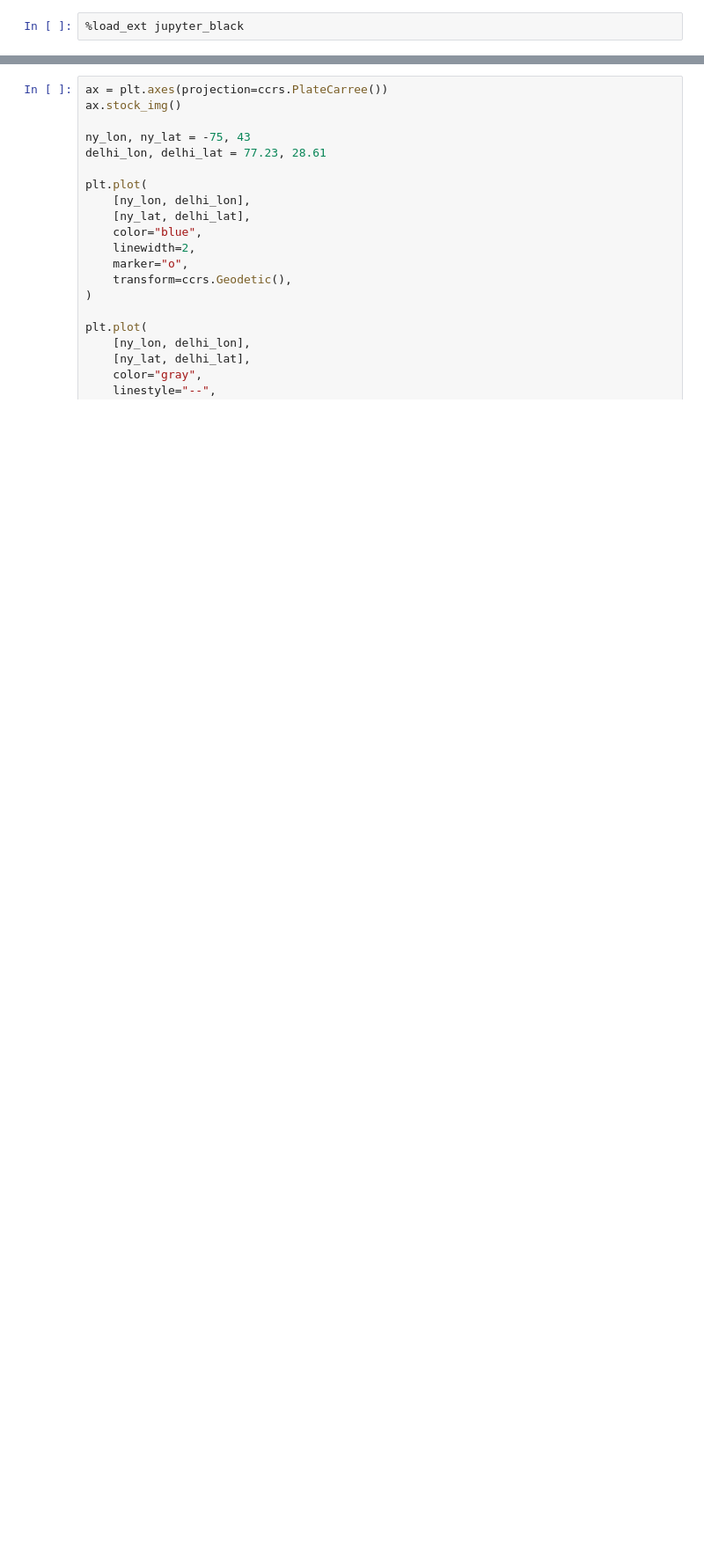
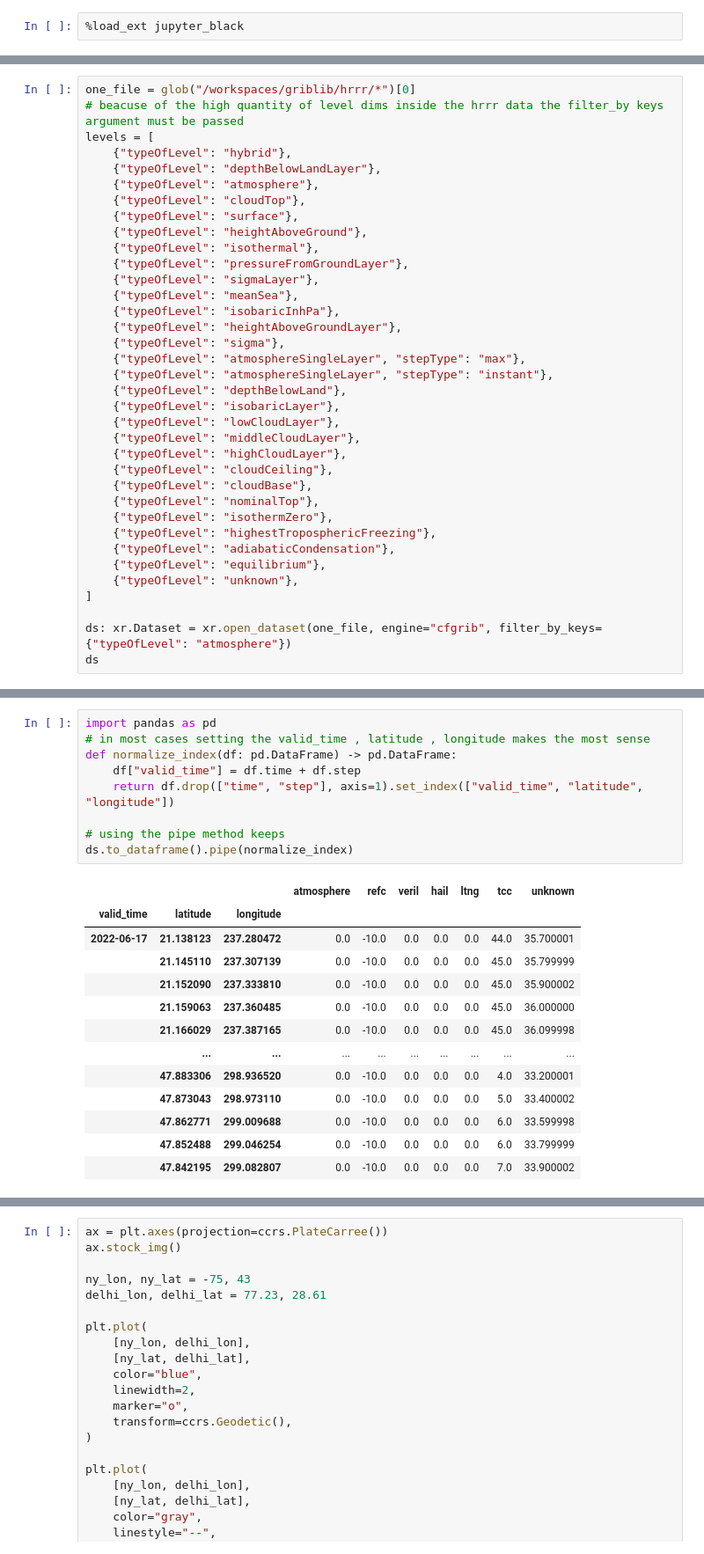
Before and after one commit to leaver2000/griblib, a Jupyter notebook: griblib/hrrr-2022-06-17.ipynb, the cells around one changed output, grey strips where cells are left out. Shown at 88% size. Drawn from its saved outputs; the diff is of its cells as text; blank space fills up the shorter version.

```diff
--- a/griblib/notebook.ipynb
+++ b/griblib/hrrr-2022-06-17.ipynb
@@ -22,0 +11,36 @@ c
+# %%
+one_file = glob("/workspaces/griblib/hrrr/*")[0]
+# beacuse of the high quantity of level dims inside the hrrr data the filter_by keys argument must be passed
+levels = [
+    {"typeOfLevel": "hybrid"},
+    {"typeOfLevel": "depthBelowLandLayer"},
+    {"typeOfLevel": "atmosphere"},
+    {"typeOfLevel": "cloudTop"},
+    {"typeOfLevel": "surface"},
+    {"typeOfLevel": "heightAboveGround"},
+    {"typeOfLevel": "isothermal"},
+    {"typeOfLevel": "pressureFromGroundLayer"},
+    {"typeOfLevel": "sigmaLayer"},
+    {"typeOfLevel": "meanSea"},
+    {"typeOfLevel": "isobaricInhPa"},
+    {"typeOfLevel": "heightAboveGroundLayer"},
+    {"typeOfLevel": "sigma"},
+    {"typeOfLevel": "atmosphereSingleLayer", "stepType": "max"},
+    {"typeOfLevel": "atmosphereSingleLayer", "stepType": "instant"},
+    {"typeOfLevel": "depthBelowLand"},
+    {"typeOfLevel": "isobaricLayer"},
+    {"typeOfLevel": "lowCloudLayer"},
+    {"typeOfLevel": "middleCloudLayer"},
+    {"typeOfLevel": "highCloudLayer"},
+    {"typeOfLevel": "cloudCeiling"},
+    {"typeOfLevel": "cloudBase"},
+    {"typeOfLevel": "nominalTop"},
+    {"typeOfLevel": "isothermZero"},
+    {"typeOfLevel": "highestTroposphericFreezing"},
+    {"typeOfLevel": "adiabaticCondensation"},
+    {"typeOfLevel": "equilibrium"},
+    {"typeOfLevel": "unknown"},
+]
+
+ds: xr.Dataset = xr.open_dataset(one_file, engine="cfgrib", filter_by_keys={"typeOfLevel": "atmosphere"})
+ds
@@ -22,0 +65,23 @@ c
+# %%
+import pandas as pd
+# in most cases setting the valid_time , latitude , longitude makes the most sense
+def normalize_index(df: pd.DataFrame) -> pd.DataFrame:
+    df["valid_time"] = df.time + df.step
+    return df.drop(["time", "step"], axis=1).set_index(["valid_time", "latitude", "longitude"])
+
+# using the pipe method keeps
+ds.to_dataframe().pipe(normalize_index)
+# %% [output]
+|  |  |  | atmosphere | refc | veril | hail | ltng | tcc | unknown |
+| valid_time | latitude | longitude |  |  |  |  |  |  |  |
+| 2022-06-17 | 21.138123 | 237.280472 | 0.0 | -10.0 | 0.0 | 0.0 | 0.0 | 44.0 | 35.700001 |
+|  | 21.145110 | 237.307139 | 0.0 | -10.0 | 0.0 | 0.0 | 0.0 | 45.0 | 35.799999 |
+|  | 21.152090 | 237.333810 | 0.0 | -10.0 | 0.0 | 0.0 | 0.0 | 45.0 | 35.900002 |
+|  | 21.159063 | 237.360485 | 0.0 | -10.0 | 0.0 | 0.0 | 0.0 | 45.0 | 36.000000 |
+|  | 21.166029 | 237.387165 | 0.0 | -10.0 | 0.0 | 0.0 | 0.0 | 45.0 | 36.099998 |
+|  | ... | ... | ... | ... | ... | ... | ... | ... | ... |
+|  | 47.883306 | 298.936520 | 0.0 | -10.0 | 0.0 | 0.0 | 0.0 | 4.0 | 33.200001 |
+|  | 47.873043 | 298.973110 | 0.0 | -10.0 | 0.0 | 0.0 | 0.0 | 5.0 | 33.400002 |
+|  | 47.862771 | 299.009688 | 0.0 | -10.0 | 0.0 | 0.0 | 0.0 | 6.0 | 33.599998 |
+|  | 47.852488 | 299.046254 | 0.0 | -10.0 | 0.0 | 0.0 | 0.0 | 6.0 | 33.799999 |
+|  | 47.842195 | 299.082807 | 0.0 | -10.0 | 0.0 | 0.0 | 0.0 | 7.0 | 33.900002 |
```
Also changed, not shown: parts of 7 cells of this notebook, 5 other files.
